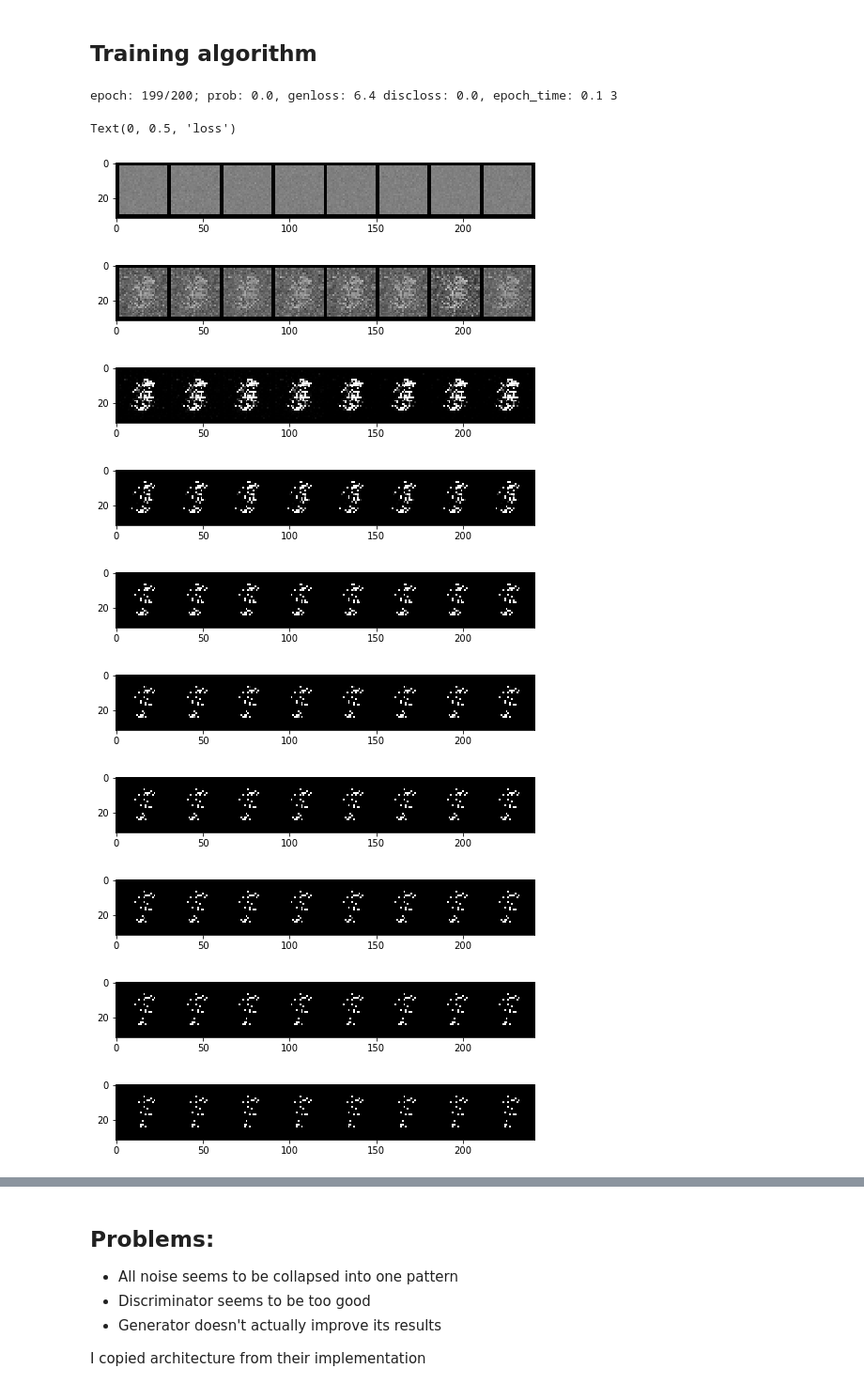
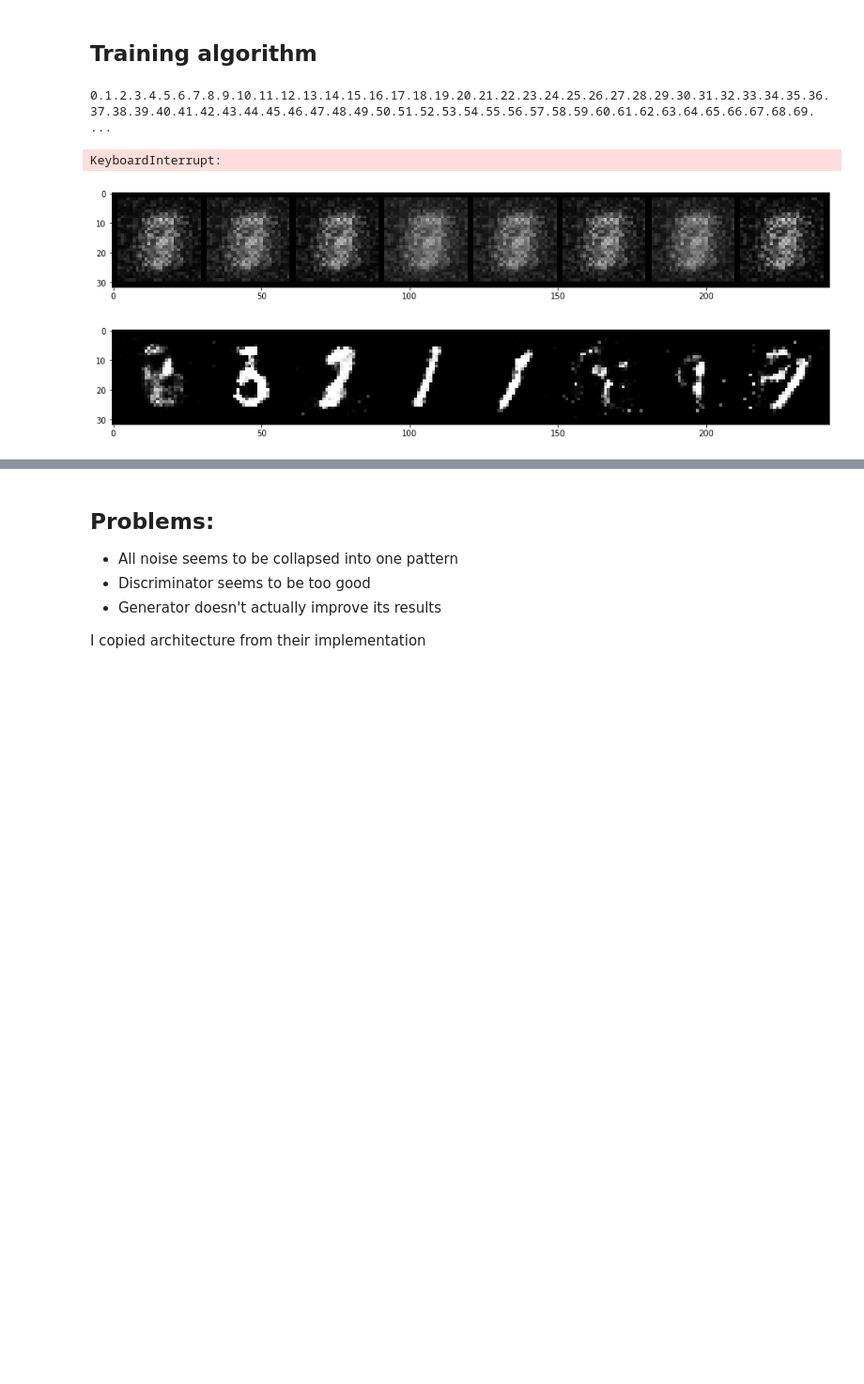
Before and after one commit to adriansuwala/ml2020-21, a Jupyter notebook: projekt/Goodfellow_GAN.ipynb, the cells around one changed output, grey strips where cells are left out. Shown: that part at 94% size. Cells and saved outputs as stored; diff of their text form; code cells hidden in the pictures; blank space fills up the shorter version.

```diff
--- a/projekt/Goodfellow_GAN.ipynb
+++ b/projekt/Goodfellow_GAN.ipynb
@@ -49,19 +49,16 @@ class MnistGenerator(torch.nn.Module):
 
         self.model = torch.nn.Sequential(
             torch.nn.Linear(self.nodim, 256),
-            torch.nn.ReLU(0.2),
-            torch.nn.Dropout(0.3),
+            torch.nn.LeakyReLU(0.2),
 
             torch.nn.Linear(256, 512),
-            torch.nn.ReLU(0.2),
-            torch.nn.Dropout(0.3),
+            torch.nn.LeakyReLU(0.2),
 
             torch.nn.Linear(512, 1024),
-            torch.nn.ReLU(0.2),
-            torch.nn.Dropout(0.3),
+            torch.nn.LeakyReLU(0.2),
 
             torch.nn.Linear(1024, 784),
-            torch.nn.Sigmoid()
+            torch.nn.Tanh()
         )
 
     def init(self, disc, optimizer):
@@ -97,15 +94,15 @@ class MnistDiscriminator(torch.nn.Module):
         self.model = torch.nn.Sequential(
             torch.nn.Linear(784, 1024),
             torch.nn.LeakyReLU(0.2),
-            torch.nn.Dropout(0.6),
+            torch.nn.Dropout(0.3),
 
             torch.nn.Linear(1024, 512),
             torch.nn.LeakyReLU(0.2),
-            torch.nn.Dropout(0.6),
+            torch.nn.Dropout(0.3),
 
             torch.nn.Linear(512, 256),
             torch.nn.LeakyReLU(0.2),
-            torch.nn.Dropout(0.6),
+            torch.nn.Dropout(0.3),
 
             torch.nn.Linear(256, 1),
             torch.nn.Sigmoid()
@@ -125,11 +122,12 @@ class MnistDiscriminator(torch.nn.Module):
     def update(self, data, noise):
         self.optim.zero_grad()
         true_loss = self.loss(self(data), torch.ones(data.shape[0], 1))
-        prob = self(self.gen(noise))
+        true_loss.backward()
+
+        prob = self(self.gen(noise).detach())
         false_loss = self.loss(prob, torch.zeros(data.shape[0], 1))
+        false_loss.backward()
 
-        true_loss.backward()
-        false_loss.backward()
         self.optim.step()
         return true_loss + false_loss, prob
 # %% [markdown]
@@ -142,7 +140,7 @@ def save_gen_mnist(name, size, figsize=(14,14)):
     noise = gen_noise(size, gen.nodim)
     test = gen(noise)
     fig, ax = plt.subplots(figsize=figsize)
-    ax.imshow(torchvision.utils.make_grid(test.reshape(size, 1, 28, 28)).detach().numpy().transpose(1, 2, 0), cmap="gray")
+    ax.imshow(torchvision.utils.make_grid(0.5*test.reshape(size, 1, 28, 28) + 0.5).detach().numpy().transpose(1, 2, 0), cmap="gray")
     fig.savefig(name)
 # %%
 import time
@@ -193,36 +198,28 @@ def train(gen, disc, trainloader, epochs=10, k=1):
 #     disc.model.train(mode=False)
     return stats
 # %%
-NOISE_DIM = 128
+NOISE_DIM = 100
 gen = MnistGenerator(nodim=NOISE_DIM)
 disc = MnistDiscriminator(criterion=torch.nn.BCELoss())
 gen.init(disc, torch.optim.Adam(gen.parameters(), lr=0.0002))
 disc.init(gen, torch.optim.Adam(disc.parameters(), lr=0.0002))
 
 mnist_trainloader = torch.utils.data.DataLoader(mnist_train, batch_size=128, shuffle=True, num_workers=0, drop_last=True)
 
 EPOCHS = 200
-stats = train(gen, disc, mnist_trainloader, epochs=EPOCHS, k=1)
+stats = train(gen, disc, mnist_trainloader, epochs=EPOCHS, k=2, k2=2)
 
-fig, (p1, p2, p3) = plt.subplots(3, 1, figsize=(16,26))
+fig, (p1, p2) = plt.subplots(2, 1, figsize=(16,26))
 p1.plot(range(EPOCHS), stats["disc"]["losses"], color="blue")
-p1.set_title("Discriminator Loss")
-p2.plot(range(EPOCHS), stats["gen"]["losses"], color="green")
-p2.set_title("Generator Loss")
-p3.plot(range(EPOCHS), stats["disc"]["probs"], color="red")
-p3.set_title("Discriminator Output")
+p1.set_title("Loss")
+p1.plot(range(EPOCHS), stats["gen"]["losses"], color="green")
+#p2.set_title("Generator Loss")
+p2.plot(range(EPOCHS), stats["disc"]["probs"], color="red")
+p2.set_title("Discriminator Output")
 plt.xlabel("epoch")
 plt.ylabel("loss")
 # %% [output]
-epoch: 199/200; prob: 0.0, genloss: 6.4 discloss: 0.0, epoch_time: 0.1 3
+0.1.2.3.4.5.6.7.8.9.10.11.12.13.14.15.16.17.18.19.20.21.22.23.24.25.26.27.28.29.30.31.32.33.34.35.36.37.38.39.40.41.42.43.44.45.46.47.48.49.50.51.52.53.54.55.56.57.58.59.60.61.62.63.64.65.66.67.68.69. ...
-Text(0, 0.5, 'loss')
+KeyboardInterrupt:
-[figure, old version]
+[figure, new version]
-[figure, old version]
+[figure, new version]
-[figure, removed]
-[figure, removed]
-[figure, removed]
-[figure, removed]
-[figure, removed]
-[figure, removed]
-[figure, removed]
-[figure, removed]
```
Also changed, not shown: parts of 5 cells of this notebook.
